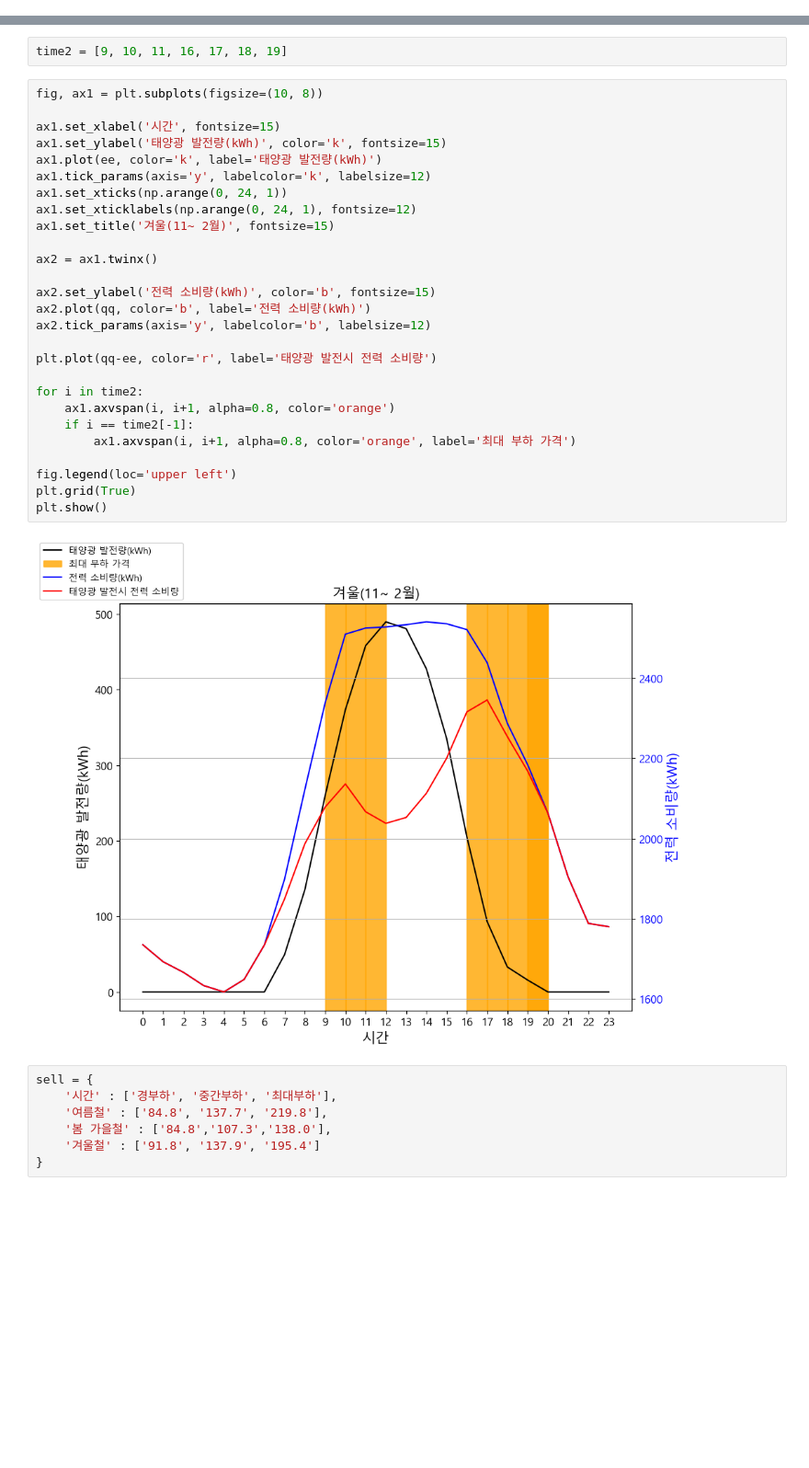
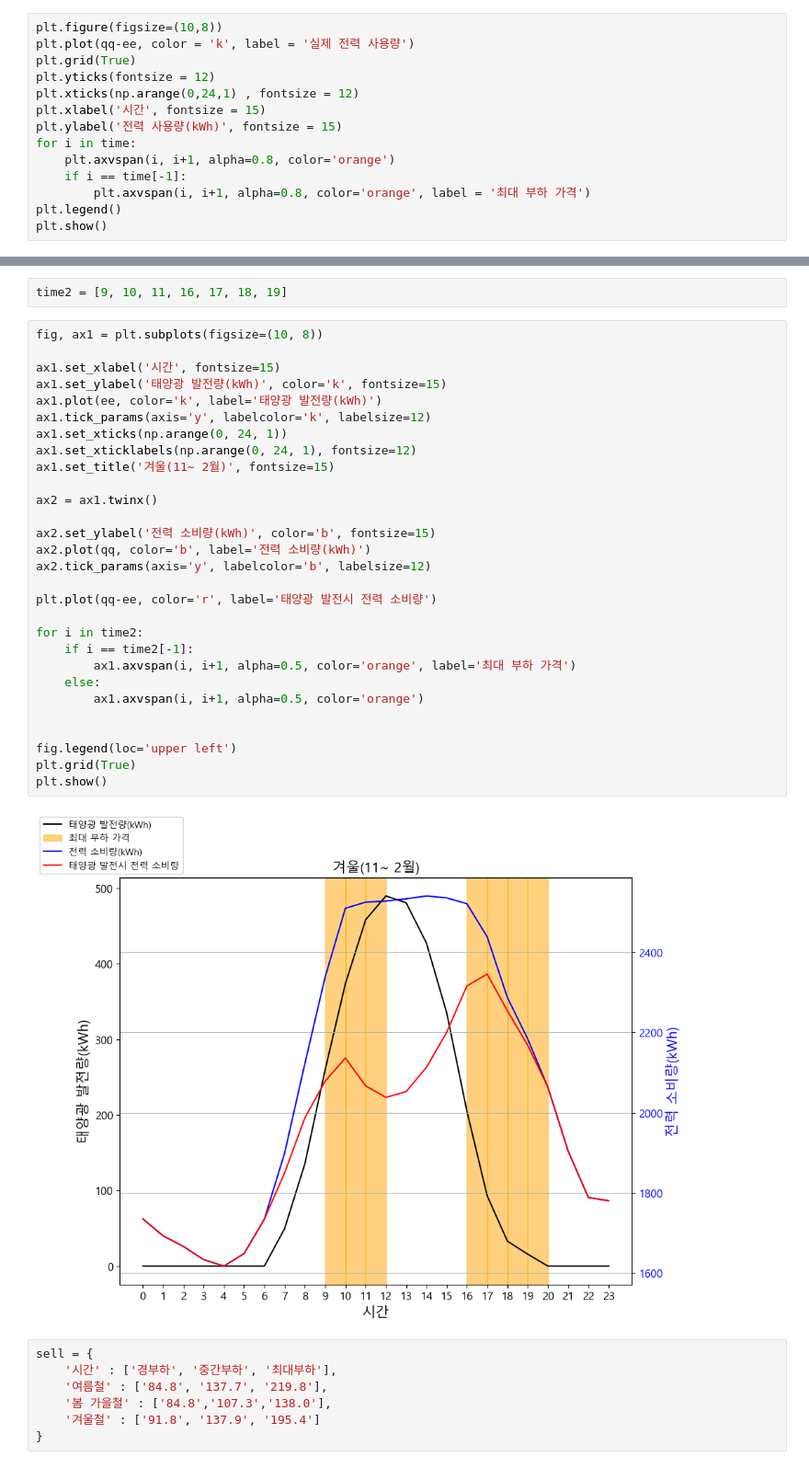
Before and after one commit to Jjineeq/Capstone_Design, a Jupyter notebook: plt.ipynb, the cells around one changed output, grey strips where cells are left out. Shown at 92% size. Drawn from its saved outputs; the diff is of its cells as text; blank space fills up the shorter version.

```diff
--- a/plt.ipynb
+++ b/plt.ipynb
@@ -92,2 +81,16 @@ plt.show()
 # %%
 time = [11, 13, 14, 15, 16, 17, 18, 19]
+# %%
+plt.figure(figsize=(10,8))
+plt.plot(qq-ee, color = 'k', label = '실제 전력 사용량')
+plt.grid(True)
+plt.yticks(fontsize = 12)
+plt.xticks(np.arange(0,24,1) , fontsize = 12)
+plt.xlabel('시간', fontsize = 15)
+plt.ylabel('전력 사용량(kWh)', fontsize = 15)
+for i in time:
+    plt.axvspan(i, i+1, alpha=0.8, color='orange')
+    if i == time[-1]:
+        plt.axvspan(i, i+1, alpha=0.8, color='orange', label = '최대 부하 가격')
+plt.legend()
+plt.show()
@@ -126,32 +131,34 @@ time2 = [9, 10, 11, 16, 17, 18, 19]
 # %%
 fig, ax1 = plt.subplots(figsize=(10, 8))
 
 ax1.set_xlabel('시간', fontsize=15)
 ax1.set_ylabel('태양광 발전량(kWh)', color='k', fontsize=15)
 ax1.plot(ee, color='k', label='태양광 발전량(kWh)')
 ax1.tick_params(axis='y', labelcolor='k', labelsize=12)
 ax1.set_xticks(np.arange(0, 24, 1))
 ax1.set_xticklabels(np.arange(0, 24, 1), fontsize=12)
 ax1.set_title('겨울(11~ 2월)', fontsize=15)
 
 ax2 = ax1.twinx()
 
 ax2.set_ylabel('전력 소비량(kWh)', color='b', fontsize=15)
 ax2.plot(qq, color='b', label='전력 소비량(kWh)')
 ax2.tick_params(axis='y', labelcolor='b', labelsize=12)
 
 plt.plot(qq-ee, color='r', label='태양광 발전시 전력 소비량')
 
 for i in time2:
-    ax1.axvspan(i, i+1, alpha=0.8, color='orange')
     if i == time2[-1]:
-        ax1.axvspan(i, i+1, alpha=0.8, color='orange', label='최대 부하 가격')
+        ax1.axvspan(i, i+1, alpha=0.5, color='orange', label='최대 부하 가격')
+    else:
+        ax1.axvspan(i, i+1, alpha=0.5, color='orange')
+
 
 fig.legend(loc='upper left')
 plt.grid(True)
 plt.show()
 # %% [output]
-[figure, old version]
+[figure, new version]
 # %%
 sell = {
     '시간' : ['경부하', '중간부하', '최대부하'],
```
Also changed, not shown: parts of 16 cells of this notebook.
